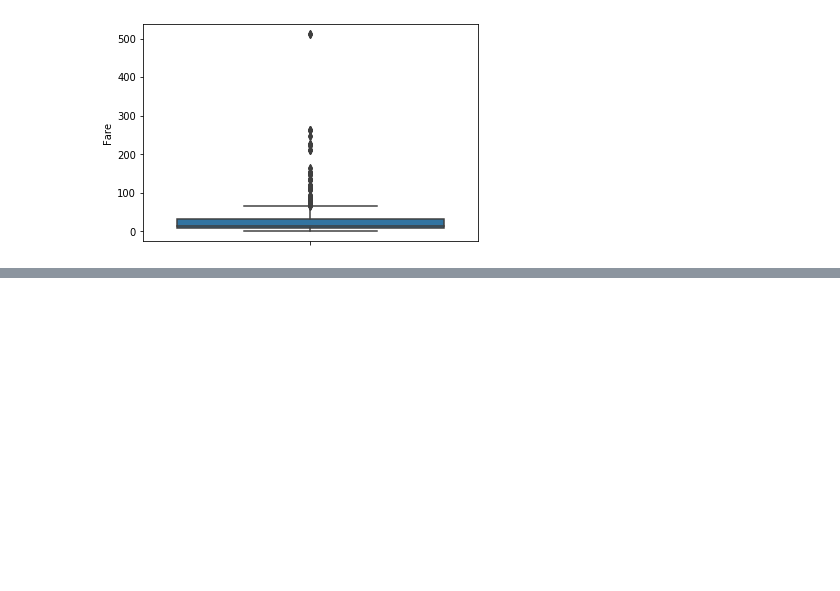
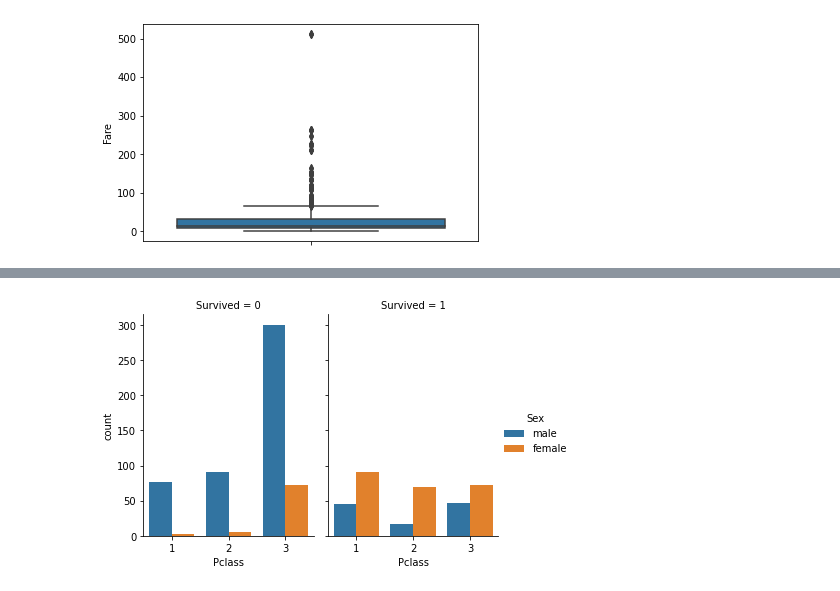
Before and after one commit to skpyahoo/TitanicDataSet_ML, a Jupyter notebook: Titanic_Model.ipynb, the cells around one changed output, grey strips where cells are left out. Saved outputs shown, nothing was run; the diff lists cells and outputs as text; code cells hidden in the pictures; blank space fills up the shorter version.

```diff
--- a/Titanic_Model.ipynb
+++ b/Titanic_Model.ipynb
@@ -620,0 +714,7 @@ sns.boxplot(y=train_set['Fare'])
+# %%
+#tracking th Survival on the basis of Sex and PClass
+g = sns.catplot(x="Pclass", hue="Sex", col="Survived",
+                data=train_set, kind="count",
+                height=4, aspect=.7);
+# %% [output]
+[figure, added]
```
Also changed, not shown: parts of 26 cells of this notebook.
